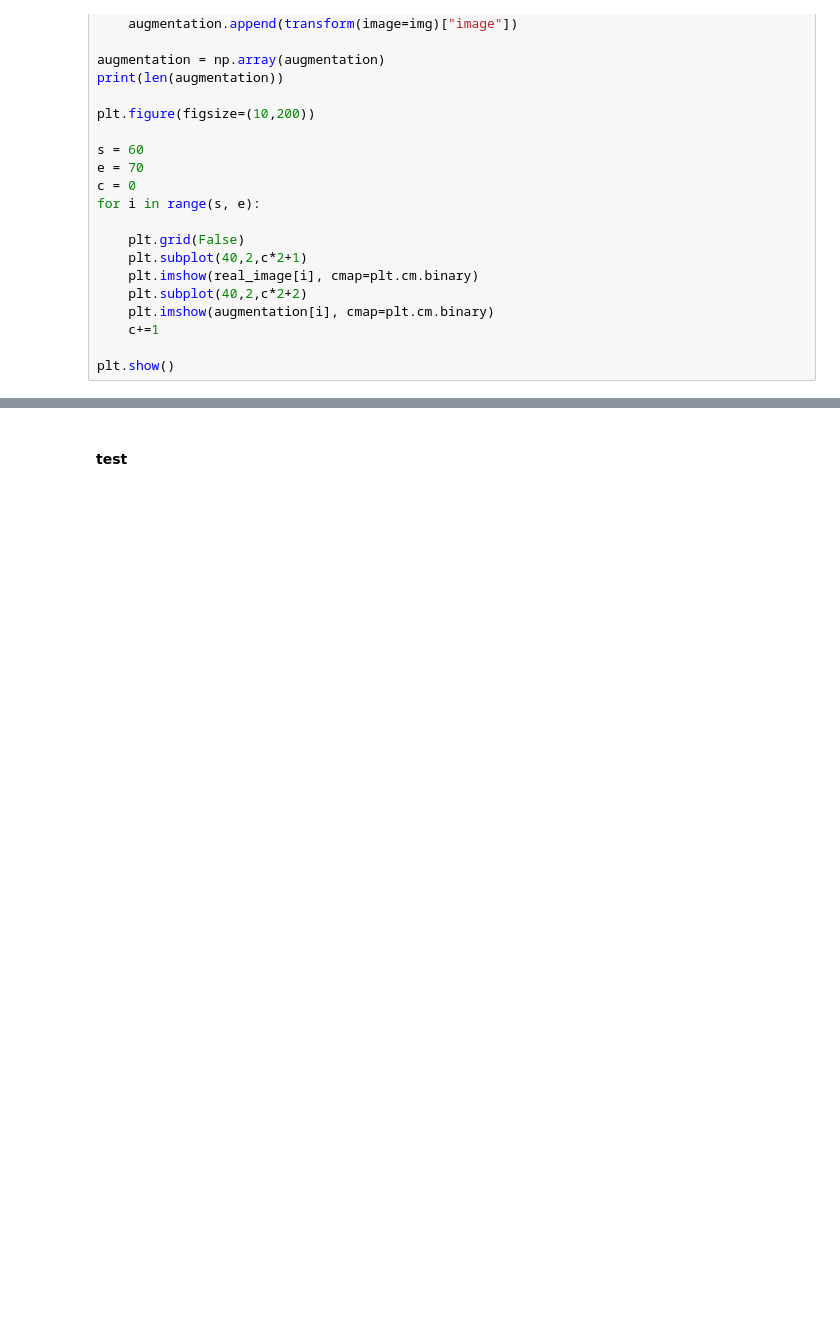
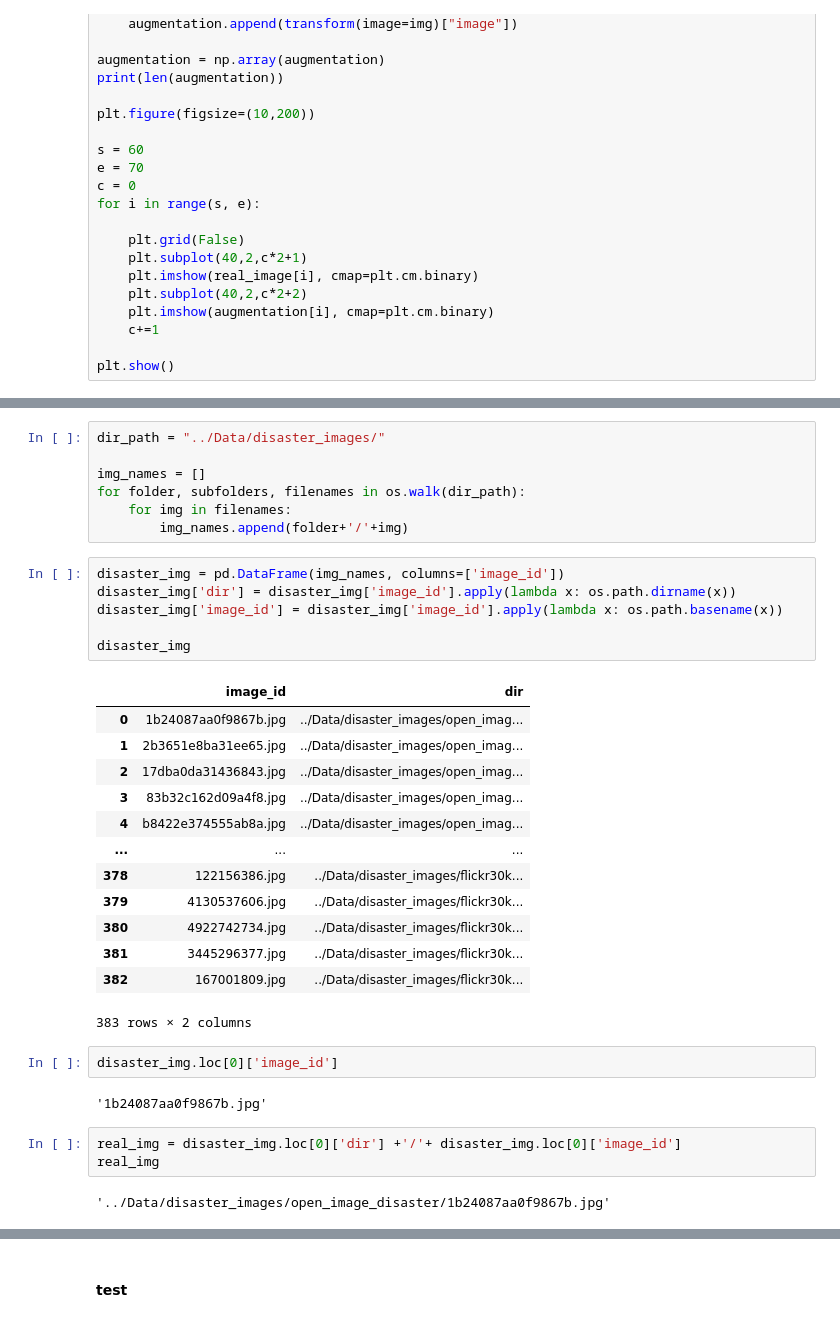
Before and after one commit to hojunking/auto_disaster_classifier, a Jupyter notebook: augmentation.ipynb, the cells around one changed output, grey strips where cells are left out. Saved outputs shown, nothing was run; the diff lists cells and outputs as text; blank space fills up the shorter version.

```diff
--- a/augmentation.ipynb
+++ b/augmentation.ipynb
@@ -108,0 +75,36 @@ plt.show()
+# %%
+dir_path = "../Data/disaster_images/"
+
+img_names = []
+for folder, subfolders, filenames in os.walk(dir_path):
+    for img in filenames:
+        img_names.append(folder+'/'+img)
+# %%
+disaster_img = pd.DataFrame(img_names, columns=['image_id'])
+disaster_img['dir'] = disaster_img['image_id'].apply(lambda x: os.path.dirname(x))
+disaster_img['image_id'] = disaster_img['image_id'].apply(lambda x: os.path.basename(x))
+
+disaster_img
+# %% [output]
+|  | image_id | dir |
+| 0 | 1b24087aa0f9867b.jpg | ../Data/disaster_images/open_imag... |
+| 1 | 2b3651e8ba31ee65.jpg | ../Data/disaster_images/open_imag... |
+| 2 | 17dba0da31436843.jpg | ../Data/disaster_images/open_imag... |
+| 3 | 83b32c162d09a4f8.jpg | ../Data/disaster_images/open_imag... |
+| 4 | b8422e374555ab8a.jpg | ../Data/disaster_images/open_imag... |
+| ... | ... | ... |
+| 378 | 122156386.jpg | ../Data/disaster_images/flickr30k... |
+| 379 | 4130537606.jpg | ../Data/disaster_images/flickr30k... |
+| 380 | 4922742734.jpg | ../Data/disaster_images/flickr30k... |
+| 381 | 3445296377.jpg | ../Data/disaster_images/flickr30k... |
+| 382 | 167001809.jpg | ../Data/disaster_images/flickr30k... |
+383 rows × 2 columns
+# %%
+disaster_img.loc[0]['image_id']
+# %% [output]
+'1b24087aa0f9867b.jpg'
+# %%
+real_img = disaster_img.loc[0]['dir'] +'/'+ disaster_img.loc[0]['image_id']
+real_img
+# %% [output]
+'../Data/disaster_images/open_image_disaster/1b24087aa0f9867b.jpg'
```
Also changed, not shown: parts of 8 cells of this notebook, 3 other files.
